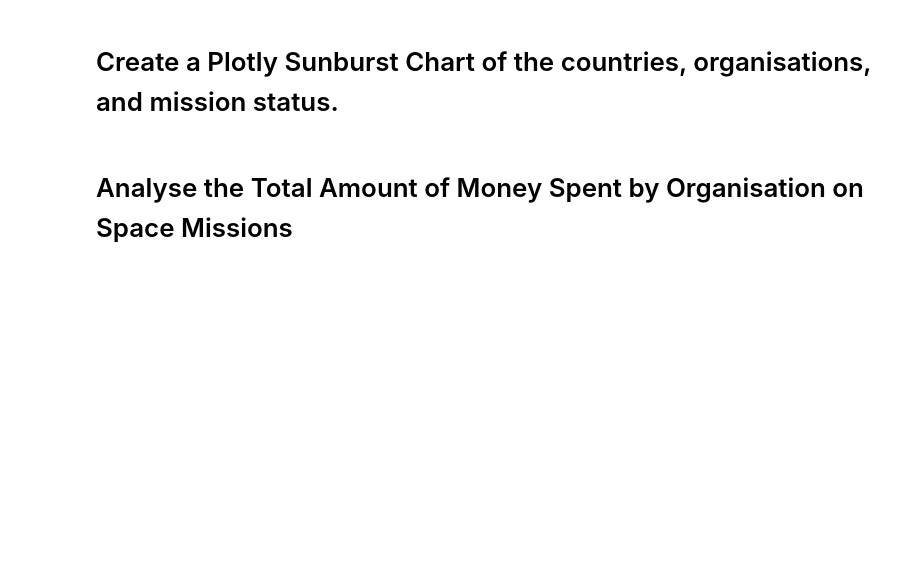
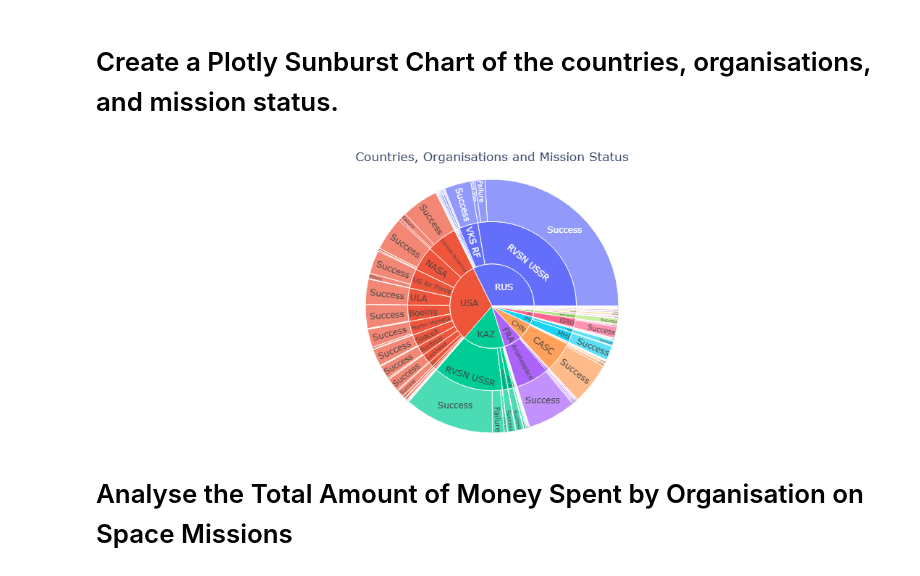
Before and after one commit to WATSONSK14/space-race-data-analysis, a Jupyter notebook: notebooks/Space_Missions_Analysis_(start).ipynb, the cells around one changed output. Cells and saved outputs as stored; diff of their text form; code cells hidden in the pictures; blank space fills up the shorter version.

```diff
--- a/notebooks/Space_Missions_Analysis_(start).ipynb
+++ b/notebooks/Space_Missions_Analysis_(start).ipynb
@@ -250,3 +251,5 @@ You'll need to use a 3 letter country code for each country. You might have to c
 
 
 You can use the iso3166 package to convert the country names to Alpha3 format.
+# %%
+df = df_data.copy()
@@ -255,4 +340,22 @@ You can use the iso3166 package to convert the country names to Alpha3 format.
 # %% [markdown]
 # Create a Plotly Sunburst Chart of the countries, organisations, and mission status.
+# %%
+fig = px.sunburst(
+    df,
+    path=["Country", "Organisation", "Mission_Status"],
+    title="Countries, Organisations and Mission Status"
+)
+
+fig.update_layout(
+    width=900,
+    height=400,
+    margin=dict(l=0, r=0, t=50, b=0),
+    title_x=0.5
+)
+
+
+fig.show()
+# %% [output]
+[figure, added]
 # %% [markdown]
 # Analyse the Total Amount of Money Spent by Organisation on Space Missions
```
Also changed, not shown: parts of 66 cells of this notebook.
